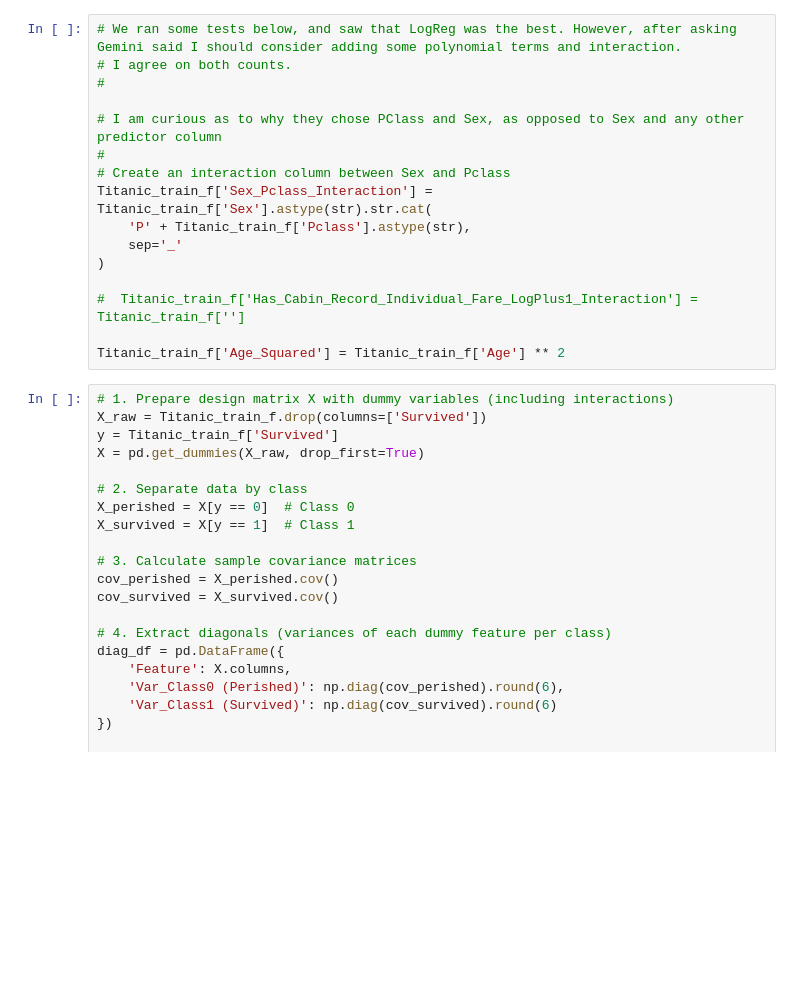
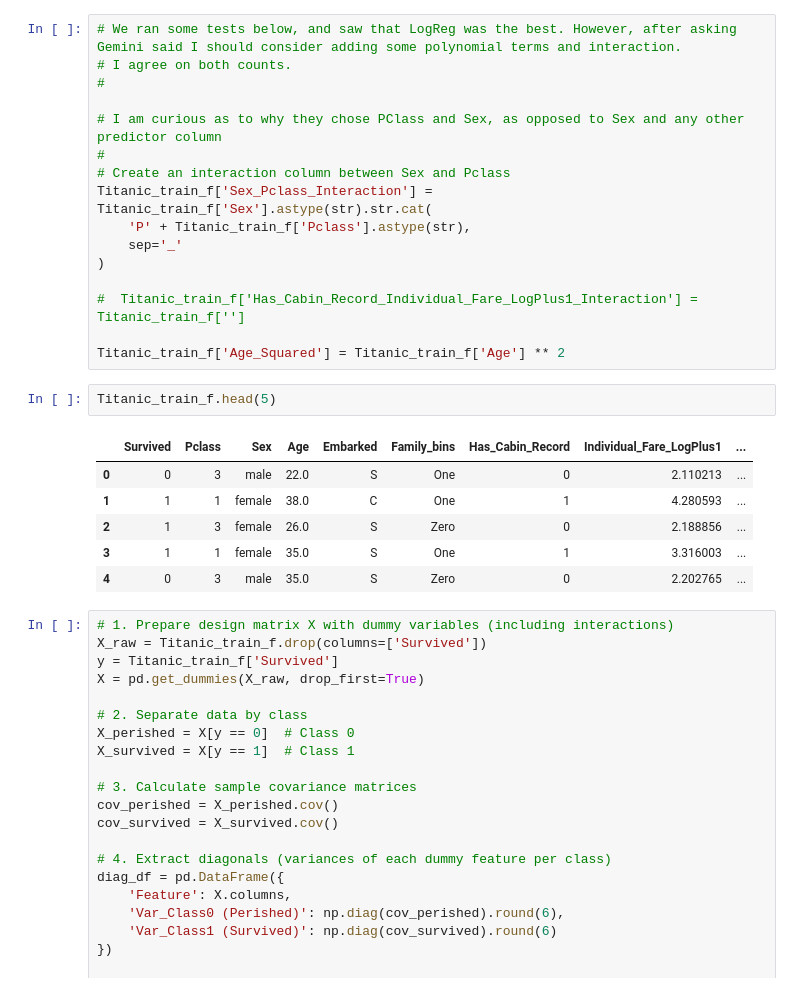
Before and after one commit to Mescoman/Titanic_Kaggle, a Jupyter notebook: Titanic_Notebook_EDA_rough.ipynb, the cells around one changed output. Drawn from its saved outputs; the diff is of its cells as text; blank space fills up the shorter version.

```diff
--- a/Titanic_Notebook_EDA_rough.ipynb
+++ b/Titanic_Notebook_EDA_rough.ipynb
@@ -736,6 +760,15 @@ Titanic_train_f['Sex_Pclass_Interaction'] = Titanic_train_f['Sex'].astype(str).s
 #  Titanic_train_f['Has_Cabin_Record_Individual_Fare_LogPlus1_Interaction'] = Titanic_train_f['']
 
 Titanic_train_f['Age_Squared'] = Titanic_train_f['Age'] ** 2
+# %%
+Titanic_train_f.head(5)
+# %% [output]
+|  | Survived | Pclass | Sex | Age | Embarked | Family_bins | Has_Cabin_Record | Individual_Fare_LogPlus1 | ... |
+| 0 | 0 | 3 | male | 22.0 | S | One | 0 | 2.110213 | ... |
+| 1 | 1 | 1 | female | 38.0 | C | One | 1 | 4.280593 | ... |
+| 2 | 1 | 3 | female | 26.0 | S | Zero | 0 | 2.188856 | ... |
+| 3 | 1 | 1 | female | 35.0 | S | One | 1 | 3.316003 | ... |
+| 4 | 0 | 3 | male | 35.0 | S | Zero | 0 | 2.202765 | ... |
 # %%
 # 1. Prepare design matrix X with dummy variables (including interactions)
 X_raw = Titanic_train_f.drop(columns=['Survived'])
```
Also changed, not shown: parts of 10 cells of this notebook, 3 other files.
